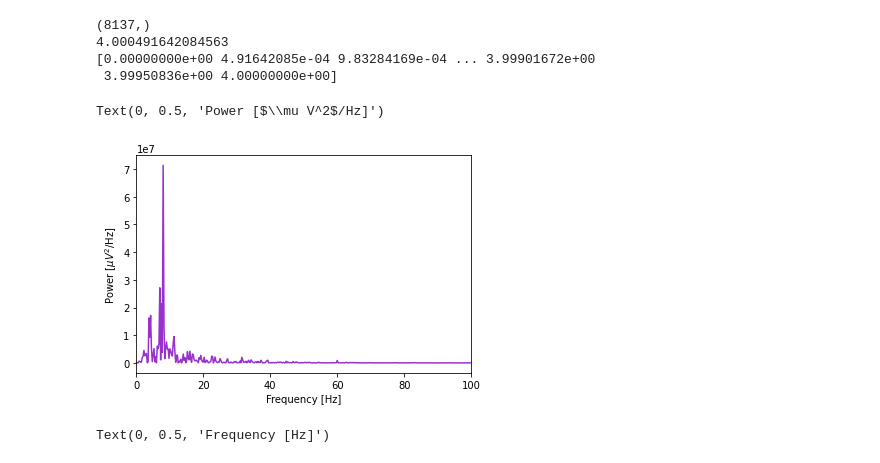
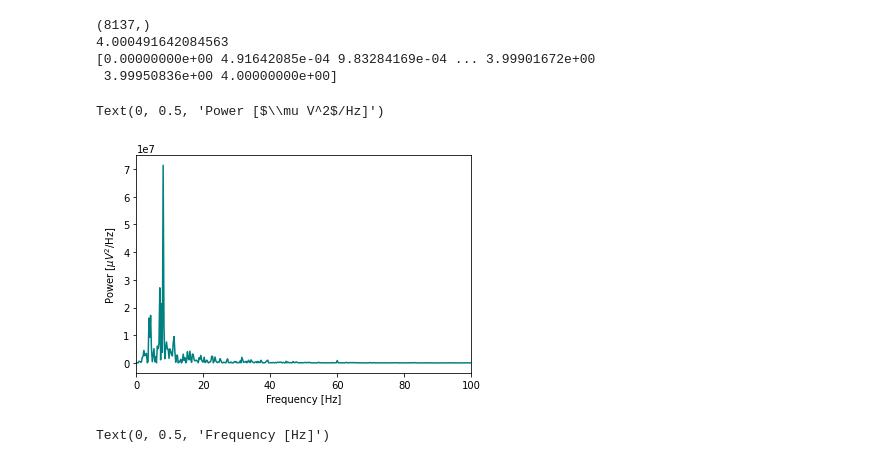
Before and after one commit to amandafriedmann/NEUR-Data-Analysis, a Jupyter notebook: 03_22_23.ipynb, the cells around one changed output. Drawn from its saved outputs; the diff is of its cells as text; code cells hidden in the pictures.

```diff
--- a/03_22_23.ipynb
+++ b/03_22_23.ipynb
@@ -226,25 +226,25 @@ print(time)
 # %%
 #power spectrum
 x = rathippo           # Relabel the data variable
 dt = time[1] - time[0]  # Define the sampling interval
 N = x.shape[0]    # Define the total number of data points
 T = N * dt
 
 xf = np.fft.fft(x - x.mean())                  # Compute Fourier transform of x
 Sxx = 2 * dt ** 2 / T * (xf * np.conj(xf)) # Compute spectrum
 Sxx = Sxx[:int(len(x) / 2)]             # Ignore negative frequencies
 
 df = 1 / T.max()                        # Determine frequency resolution
 fNQ = 1 / dt / 2                        # Determine Nyquist frequency
 faxis = np.arange(0,fNQ,df)                # Construct frequency axis
 
-plt.plot(faxis[:-1], np.real(Sxx), color = "darkorchid")                  # Plot spectrum vs frequency
+plt.plot(faxis[:-1], np.real(Sxx), color = "teal")                  # Plot spectrum vs frequency
 plt.xlim([0, 100])                          # Select frequency range
 plt.xlabel('Frequency [Hz]')                # Label the axes
 plt.ylabel('Power [$\mu V^2$/Hz]')
 # %% [output]
 Text(0, 0.5, 'Power [$\\mu V^2$/Hz]')
-[figure, old version]
+[figure, new version]
 # %%
 #spectogram
 from scipy.signal import spectrogram
```
